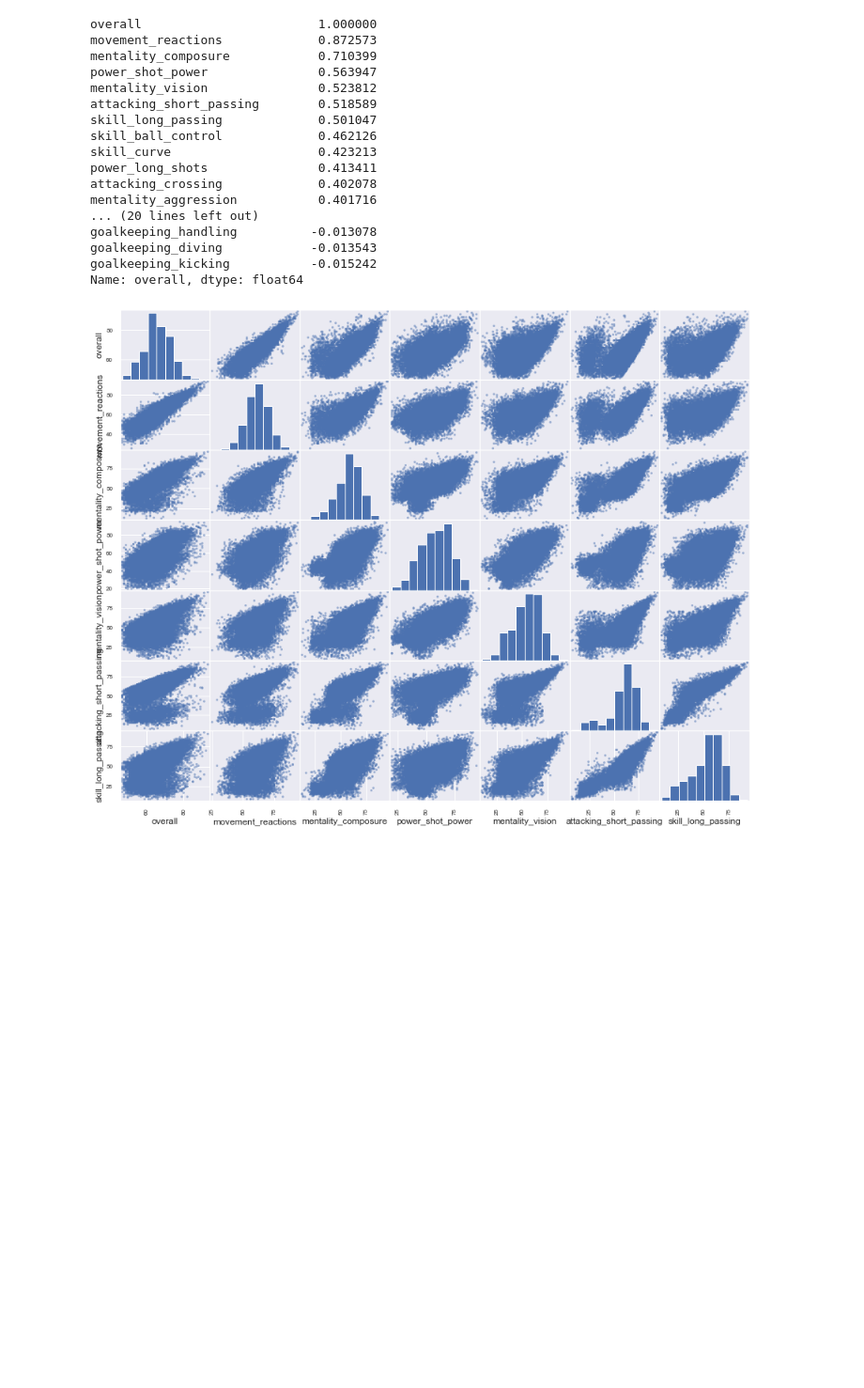
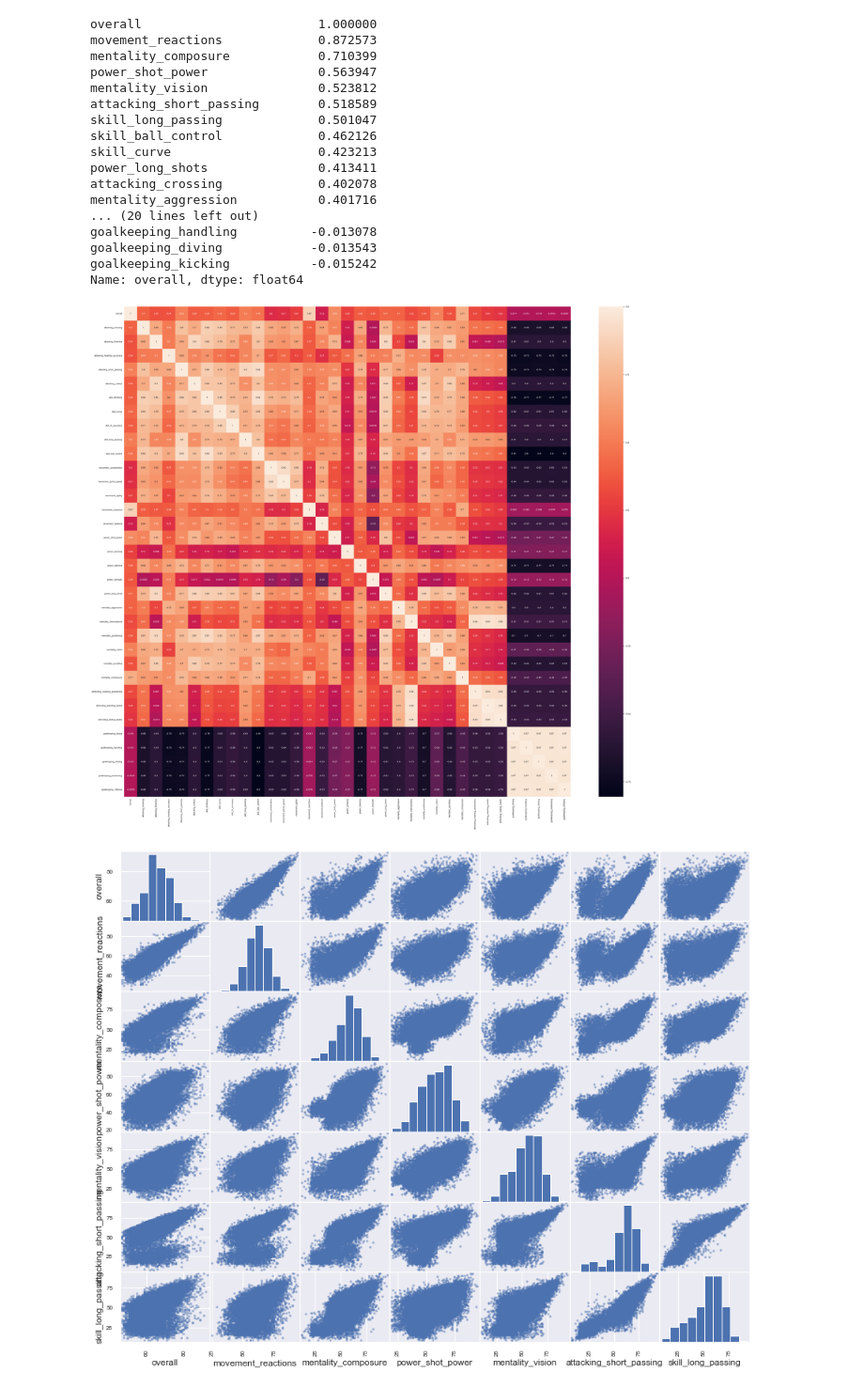
Before and after one commit to ab949518/FifaGithubIntegrate, a Jupyter notebook: model/have_fun.ipynb, the cells around one changed output. Shown at 94% size. Drawn from its saved outputs; the diff is of its cells as text; code cells hidden in the pictures; blank space fills up the shorter version.

Commit message:
added heatmap

```diff
--- a/model/have_fun.ipynb
+++ b/model/have_fun.ipynb
@@ -141,6 +141,13 @@ goalkeeping_handling          -0.013078
 goalkeeping_diving            -0.013543
 goalkeeping_kicking           -0.015242
 Name: overall, dtype: float64
+# %%
+plt.figure(figsize=(50,45))
+sns.heatmap(corr_matrix, annot=True)
+plt.savefig('/Users/anthonyashbridge/Desktop/TEST ML/static/heatmap.jpg')
+plt.show()
+# %% [output]
+[figure, added]
 # %%
 from pandas.plotting import scatter_matrix
 attributes = ['overall', 'movement_reactions', 'mentality_composure', 'power_shot_power', 'mentality_vision', 'attacking_short_passing', 'skill_long_passing']
```
Also changed, not shown: 2 other files.
